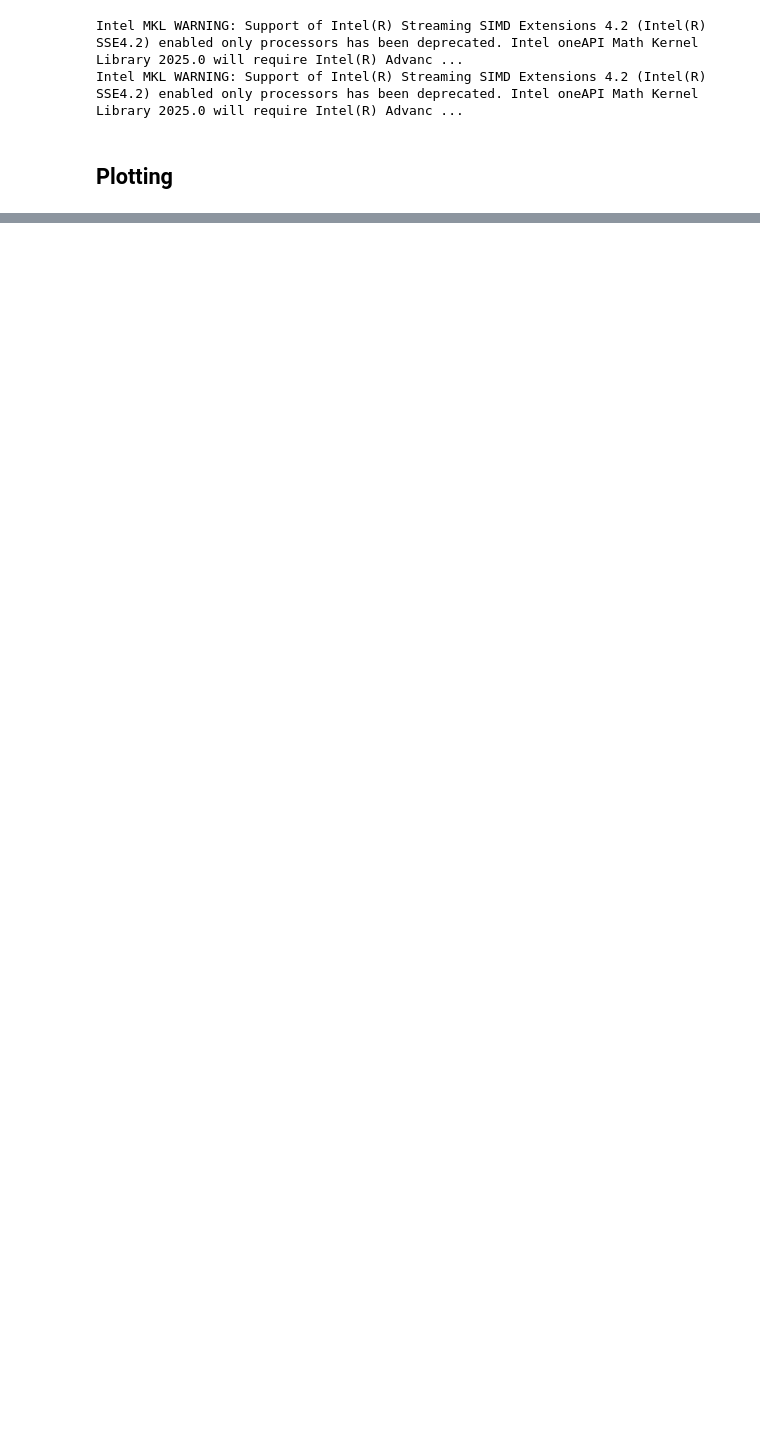
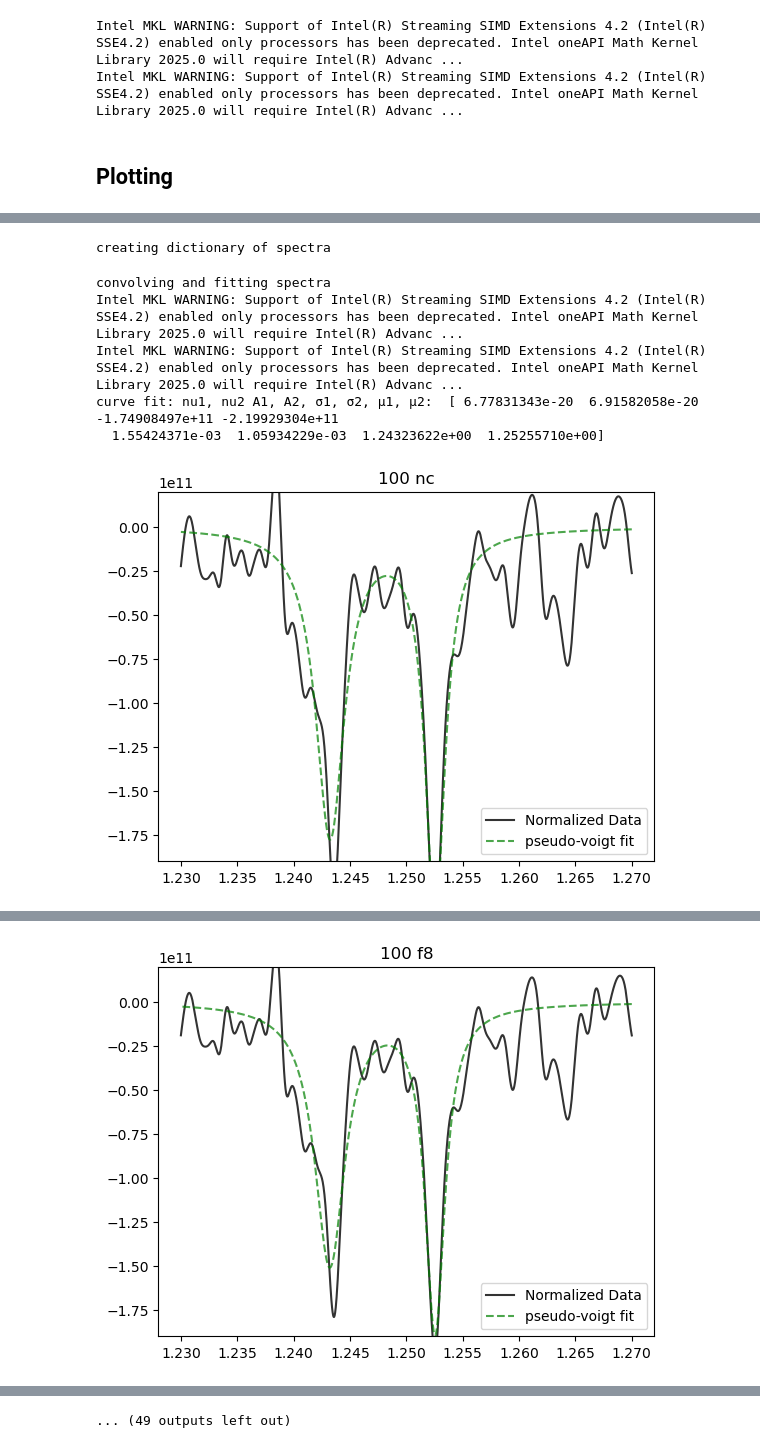
Before and after one commit to BDNYC/quantifying_clouds_ally, a Jupyter notebook: notebooks/visualizing_sonora.ipynb, the cells around one changed output, grey strips where cells are left out. Saved outputs shown, nothing was run; the diff lists cells and outputs as text; code cells hidden in the pictures; blank space fills up the shorter version.

```diff
--- a/notebooks/visualizing_sonora.ipynb
+++ b/notebooks/visualizing_sonora.ipynb
@@ -51,0 +55,22 @@ plt.savefig('/Users/allybaldelli/Desktop/AMNH-stuff/quantifying_clouds_ally/plot
+# %%
+
+mypath = '/Users/allybaldelli/Desktop/AMNH-stuff/quantifying_clouds_ally'
+temp_path = mypath + '/diamondback-data/t1500/'
+
+files = [f for f in os.listdir(temp_path)]
+
+if '.DS_Store' in files:
+    files.remove('.DS_Store')
+
+data_dict = files_to_spec(files, path_to_files  = temp_path)
+
+parameter_df2, convolve_data_dict2 = spec_to_parameter(data_dict, show_plots = True,
+                      continuum_region = [1.23, 1.27], absorption_region = [1.24, 1.26])
+# %% [output]
+creating dictionary of spectra
+convolving and fitting spectra
+Intel MKL WARNING: Support of Intel(R) Streaming SIMD Extensions 4.2 (Intel(R) SSE4.2) enabled only processors has been deprecated. Intel oneAPI Math Kernel Library 2025.0 will require Intel(R) Advanc ...
+Intel MKL WARNING: Support of Intel(R) Streaming SIMD Extensions 4.2 (Intel(R) SSE4.2) enabled only processors has been deprecated. Intel oneAPI Math Kernel Library 2025.0 will require Intel(R) Advanc ...
+curve fit: nu1, nu2 A1, A2, σ1, σ2, μ1, μ2:  [ 6.77831343e-20  6.91582058e-20 -1.74908497e+11 -2.19929304e+11
+  1.55424371e-03  1.05934229e-03  1.24323622e+00  1.25255710e+00]
+[figure, added]
@@ -51,0 +81 @@ plt.savefig('/Users/allybaldelli/Desktop/AMNH-stuff/quantifying_clouds_ally/plot
+[figure, added]
@@ -51,0 +101 @@ plt.savefig('/Users/allybaldelli/Desktop/AMNH-stuff/quantifying_clouds_ally/plot
+... (49 outputs left out)
```
Also changed, not shown: parts of 5 cells of this notebook, 4 other files.
